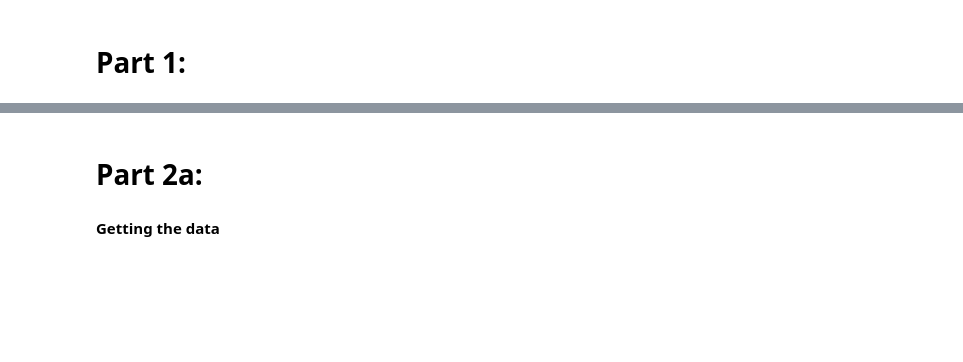
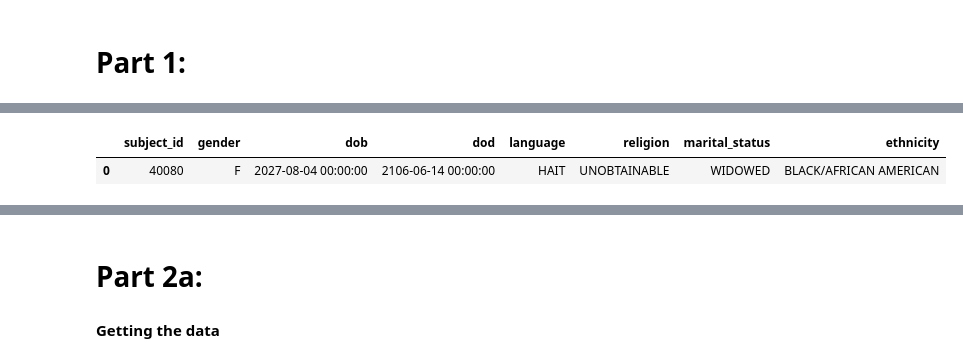
Before and after one commit to mathurp/ML_for_health, a Jupyter notebook: ML_for_health.ipynb, the cells around one changed output, grey strips where cells are left out. Drawn from its saved outputs; the diff is of its cells as text; code cells hidden in the pictures; blank space fills up the shorter version.

```diff
--- a/ML_for_health.ipynb
+++ b/ML_for_health.ipynb
@@ -13,3 +20,8 @@ Result -
+# %%
+Result-
+# %% [output]
+|  | subject_id | gender | dob | dod | language | religion | marital_status | ethnicity |
+| 0 | 40080 | F | 2027-08-04 00:00:00 | 2106-06-14 00:00:00 | HAIT | UNOBTAINABLE | WIDOWED | BLACK/AFRICAN AMERICAN |
 # %% [markdown]
 #### 2) What was the patient’s primary diagnosis (seq_num = 1) and the ICD-9 code?
 
```
Also changed, not shown: parts of 46 cells of this notebook.
